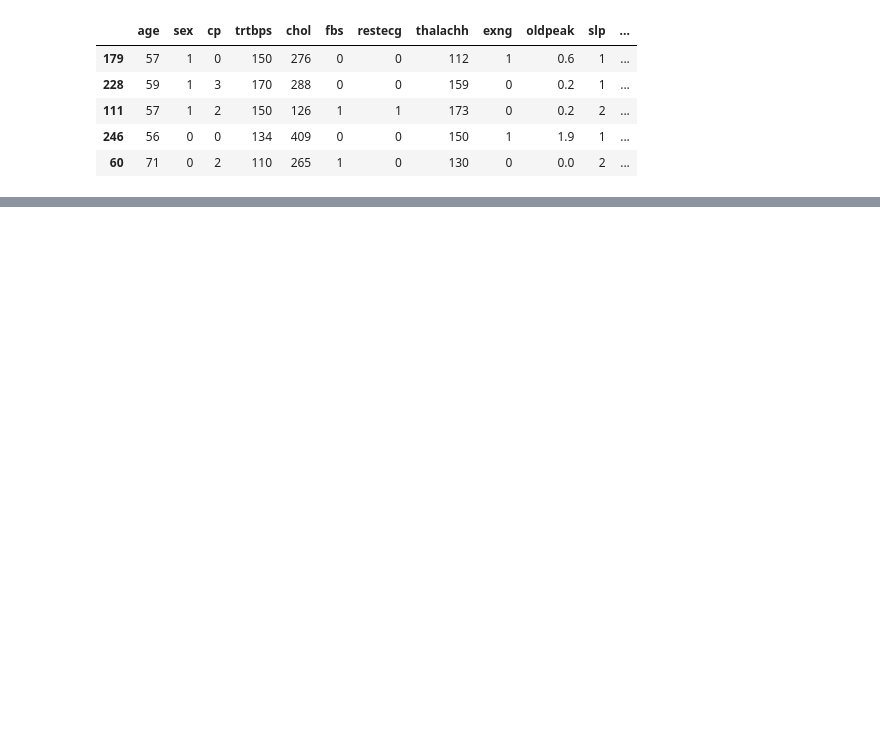
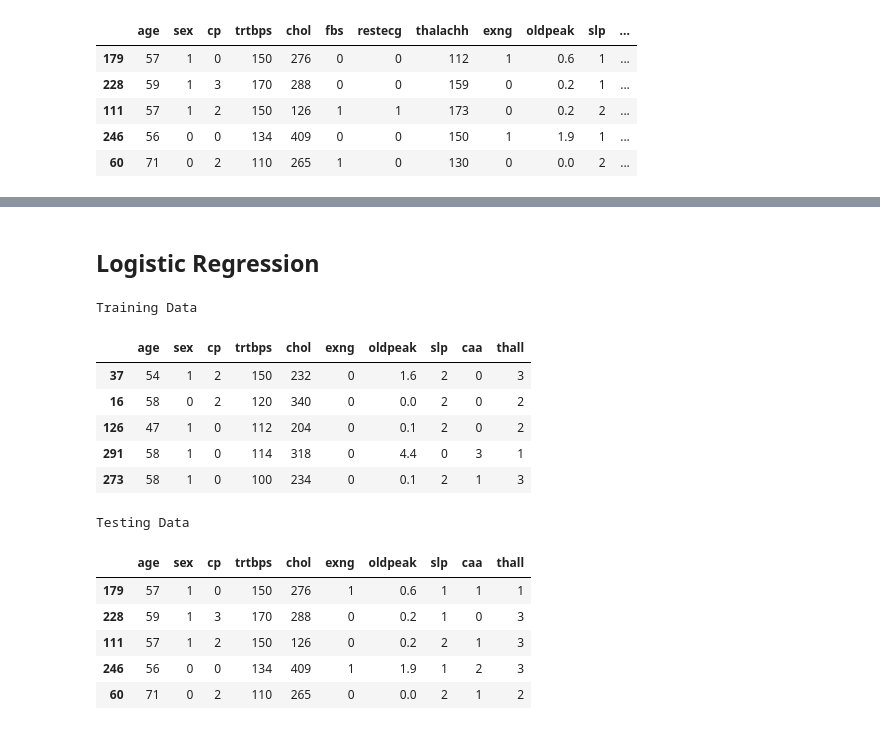
Before and after one commit to tvrjuana/heart-disease, a Jupyter notebook: heart_disease_modeling.ipynb, the cells around one changed output, grey strips where cells are left out. Saved outputs shown, nothing was run; the diff lists cells and outputs as text; code cells hidden in the pictures; blank space fills up the shorter version.

```diff
--- a/heart_disease_modeling.ipynb
+++ b/heart_disease_modeling.ipynb
@@ -509,0 +484,31 @@ However based on
+# %% [markdown]
+## Logistic Regression
+# %%
+#let's remove the features that had no importance in the DecisionTreeClassifier
+#defining X and y
+X_log = heart_disease.drop(columns=['output', 'fbs', 'restecg', 'thalachh'], axis=1)
+y_log = heart_disease['output']
+
+#splitting the data
+X_train_log, X_test_log, y_train_log, y_test_log = train_test_split(X_log, y_log, test_size=0.33, random_state=42)
+# %%
+#displaying the train and test
+print('Training Data')
+display(X_train_log.head())
+print('Testing Data')
+display(X_test_log.head())
+# %% [output]
+Training Data
+|  | age | sex | cp | trtbps | chol | exng | oldpeak | slp | caa | thall |
+| 37 | 54 | 1 | 2 | 150 | 232 | 0 | 1.6 | 2 | 0 | 3 |
+| 16 | 58 | 0 | 2 | 120 | 340 | 0 | 0.0 | 2 | 0 | 2 |
+| 126 | 47 | 1 | 0 | 112 | 204 | 0 | 0.1 | 2 | 0 | 2 |
+| 291 | 58 | 1 | 0 | 114 | 318 | 0 | 4.4 | 0 | 3 | 1 |
+| 273 | 58 | 1 | 0 | 100 | 234 | 0 | 0.1 | 2 | 1 | 3 |
+Testing Data
+|  | age | sex | cp | trtbps | chol | exng | oldpeak | slp | caa | thall |
+| 179 | 57 | 1 | 0 | 150 | 276 | 1 | 0.6 | 1 | 1 | 1 |
+| 228 | 59 | 1 | 3 | 170 | 288 | 0 | 0.2 | 1 | 0 | 3 |
+| 111 | 57 | 1 | 2 | 150 | 126 | 0 | 0.2 | 2 | 1 | 3 |
+| 246 | 56 | 0 | 0 | 134 | 409 | 1 | 1.9 | 1 | 2 | 3 |
+| 60 | 71 | 0 | 2 | 110 | 265 | 0 | 0.0 | 2 | 1 | 2 |
```
Also changed, not shown: parts of 30 cells of this notebook.
